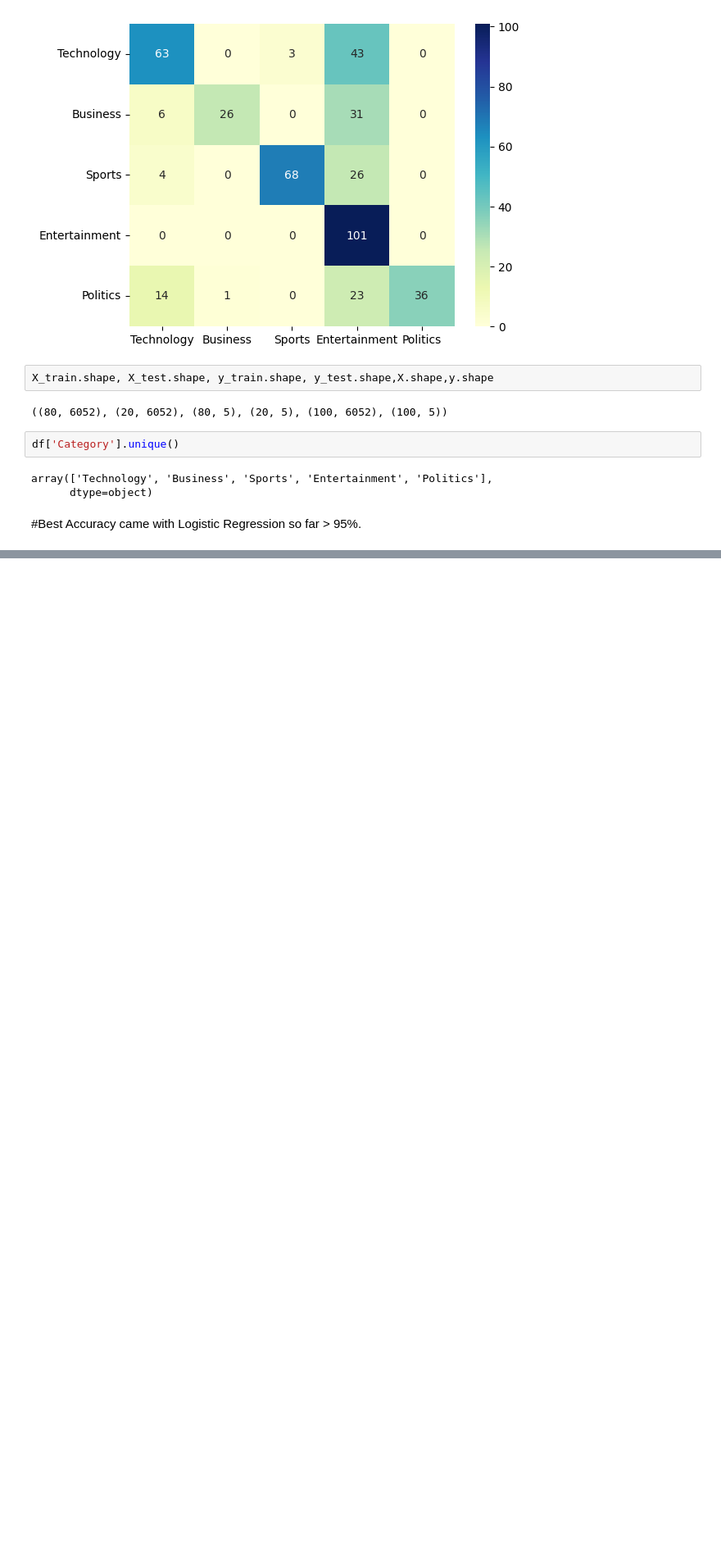
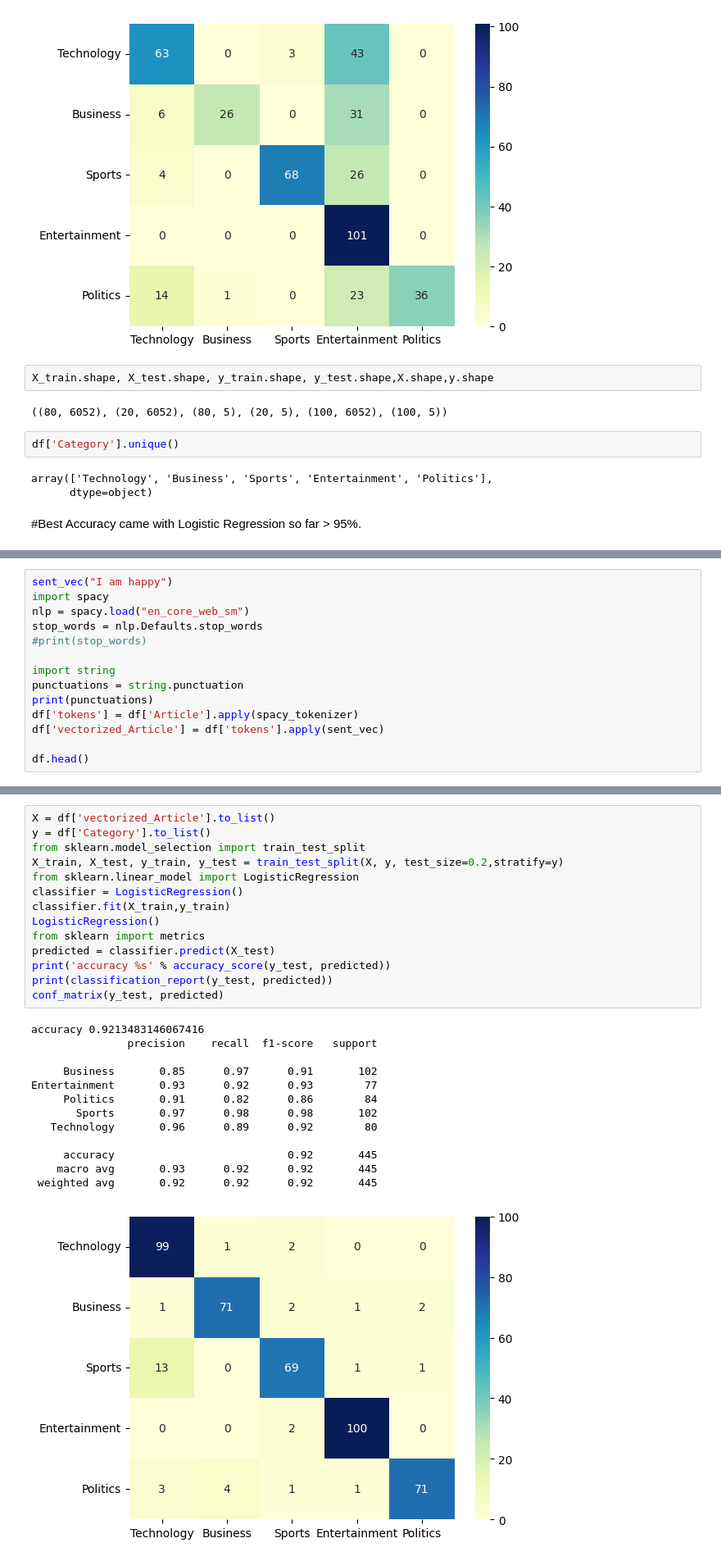
Before and after one commit to Swati7350/Newspapers---Text-Classification, a Jupyter notebook: FlipItNews_Word_Embedding_Word2Vec.ipynb, the cells around one changed output, grey strips where cells are left out. Shown at 82% size. Cells and saved outputs as stored; diff of their text form; blank space fills up the shorter version.

```diff
--- a/FlipItNews_Word_Embedding_Word2Vec.ipynb
+++ b/FlipItNews_Word_Embedding_Word2Vec.ipynb
@@ -525,0 +613,14 @@ array(['Technology', 'Business', 'Sports', 'Entertainment', 'Politics'],
+# %%
+sent_vec("I am happy")
+import spacy
+nlp = spacy.load("en_core_web_sm")
+stop_words = nlp.Defaults.stop_words
+#print(stop_words)
+
+import string
+punctuations = string.punctuation
+print(punctuations)
+df['tokens'] = df['Article'].apply(spacy_tokenizer)
+df['vectorized_Article'] = df['tokens'].apply(sent_vec)
+
+df.head()
@@ -525,0 +635,28 @@ array(['Technology', 'Business', 'Sports', 'Entertainment', 'Politics'],
+# %%
+X = df['vectorized_Article'].to_list()
+y = df['Category'].to_list()
+from sklearn.model_selection import train_test_split
+X_train, X_test, y_train, y_test = train_test_split(X, y, test_size=0.2,stratify=y)
+from sklearn.linear_model import LogisticRegression
+classifier = LogisticRegression()
+classifier.fit(X_train,y_train)
+LogisticRegression()
+from sklearn import metrics
+predicted = classifier.predict(X_test)
+print('accuracy %s' % accuracy_score(y_test, predicted))
+print(classification_report(y_test, predicted))
+conf_matrix(y_test, predicted)
+# %% [output]
+accuracy 0.9213483146067416
+               precision    recall  f1-score   support
+
+     Business       0.85      0.97      0.91       102
+Entertainment       0.93      0.92      0.93        77
+     Politics       0.91      0.82      0.86        84
+       Sports       0.97      0.98      0.98       102
+   Technology       0.96      0.89      0.92        80
+
+     accuracy                           0.92       445
+    macro avg       0.93      0.92      0.92       445
+ weighted avg       0.92      0.92      0.92       445
+[figure, added]
```
Also changed, not shown: parts of 16 cells of this notebook.
